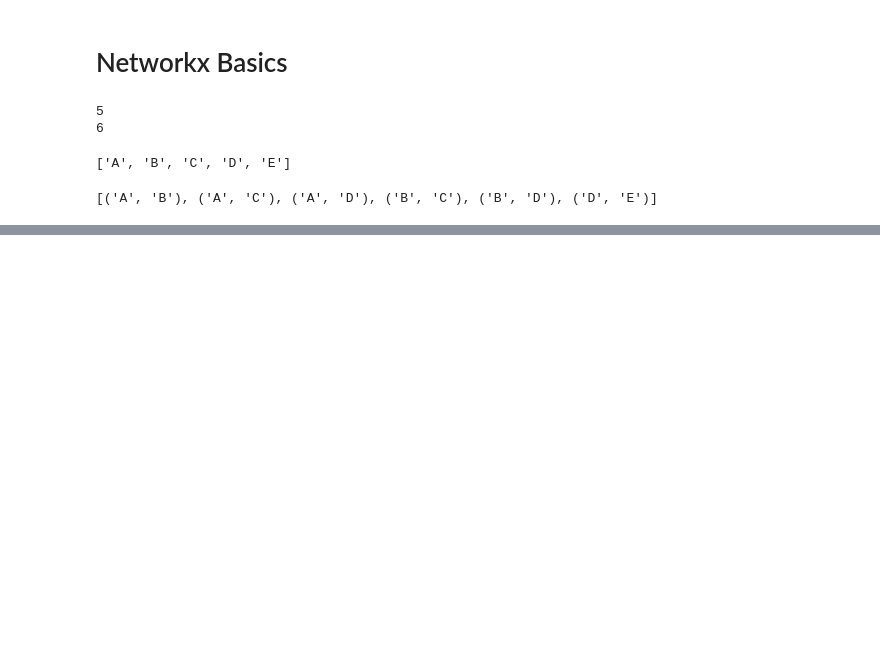
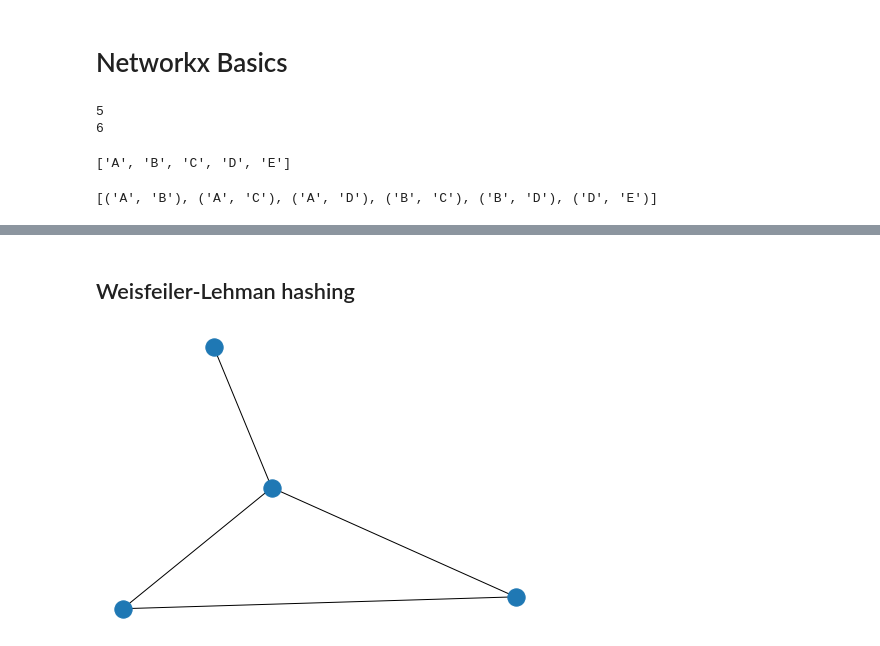
Before and after one commit to gdario/gnn_material, a Jupyter notebook: notebooks/NetworkBasics.ipynb, the cells around one changed output, grey strips where cells are left out. Cells and saved outputs as stored; diff of their text form; code cells hidden in the pictures; blank space fills up the shorter version.

```diff
--- a/notebooks/NetworkBasics.ipynb
+++ b/notebooks/NetworkBasics.ipynb
@@ -33,0 +82,16 @@ nx.draw(G, with_labels=True, font_weight='bold')
+# %% [markdown]
+## Weisfeiler-Lehman hashing
+# %%
+G1 = nx.Graph()
+G1.add_edges_from(
+    [
+        (1, 2, {"label": "A"}),
+        (2, 3, {"label": "A"}),
+        (3, 1, {"label": "A"}),
+        (1, 4, {"label": "B"}),
+    ]
+)
+
+nx.draw(G1)
+# %% [output]
+[figure, added]
```
Also changed, not shown: parts of 6 cells of this notebook, 2 other files.
